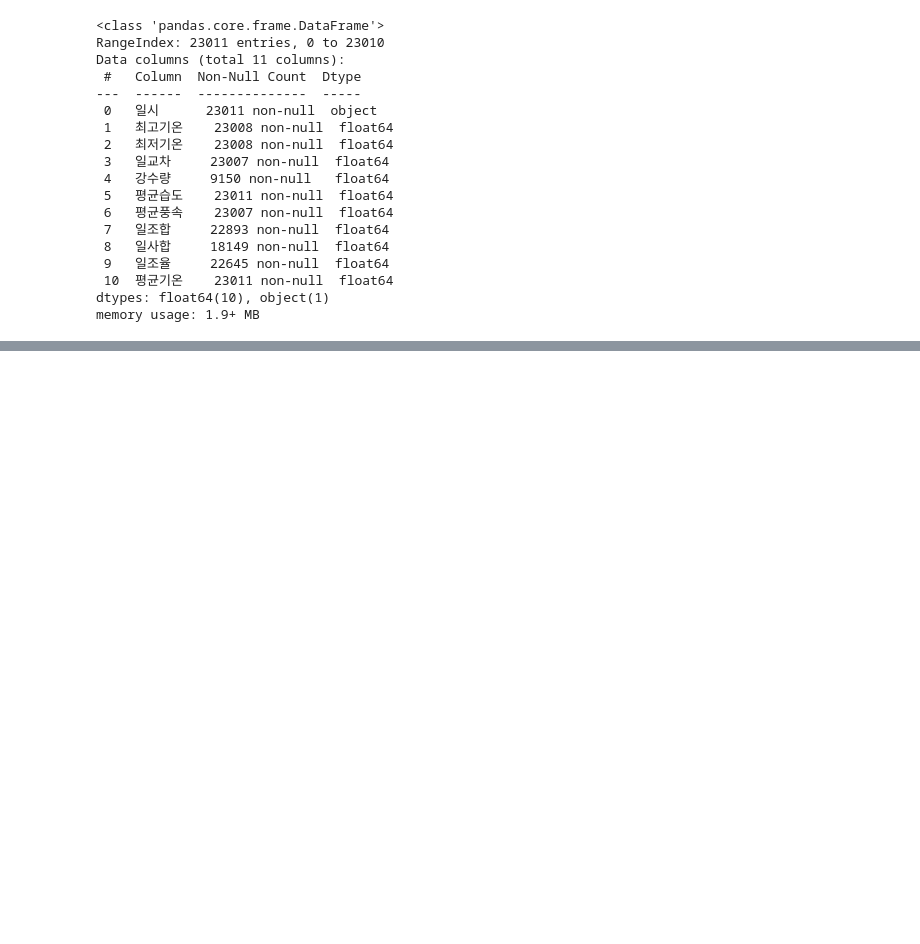
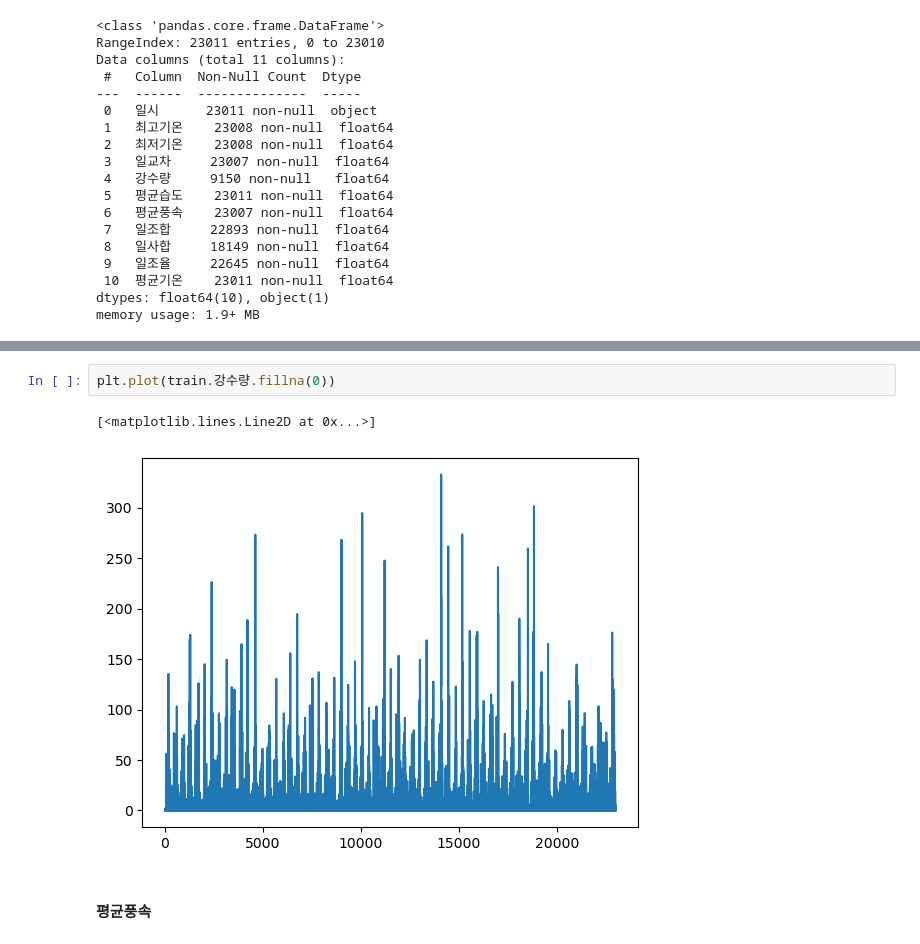
Before and after one commit to p-jiho/Temperatures_prediction, a Jupyter notebook: EDA.ipynb, the cells around one changed output, grey strips where cells are left out. Drawn from its saved outputs; the diff is of its cells as text; blank space fills up the shorter version.

```diff
--- a/EDA.ipynb
+++ b/EDA.ipynb
@@ -41,0 +67,7 @@ Name: 일조율, Length: 23011, dtype: float64
+# %%
+plt.plot(train.강수량.fillna(0))
+# %% [output]
+[<matplotlib.lines.Line2D at 0x...>]
+[figure, added]
+# %% [markdown]
+#### 평균풍속
```
Also changed, not shown: parts of 41 cells of this notebook.
